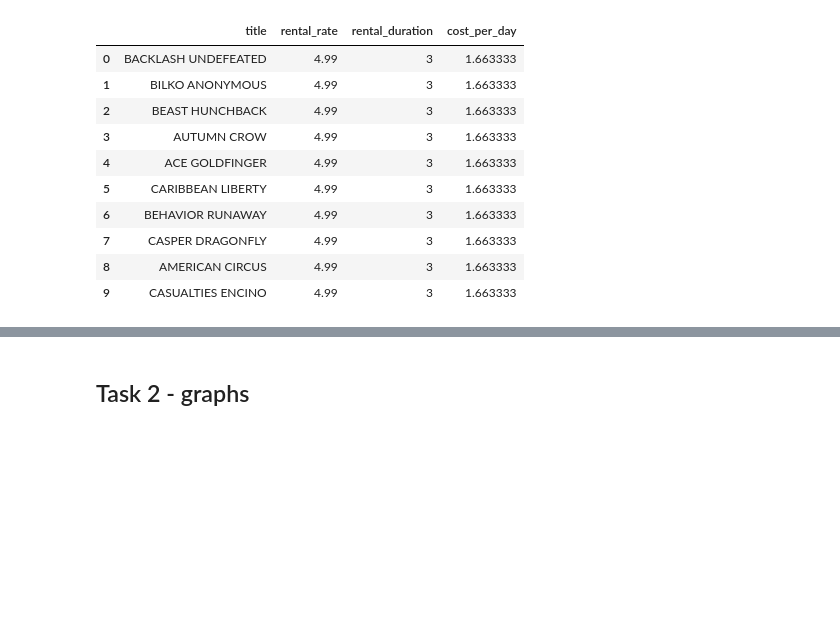
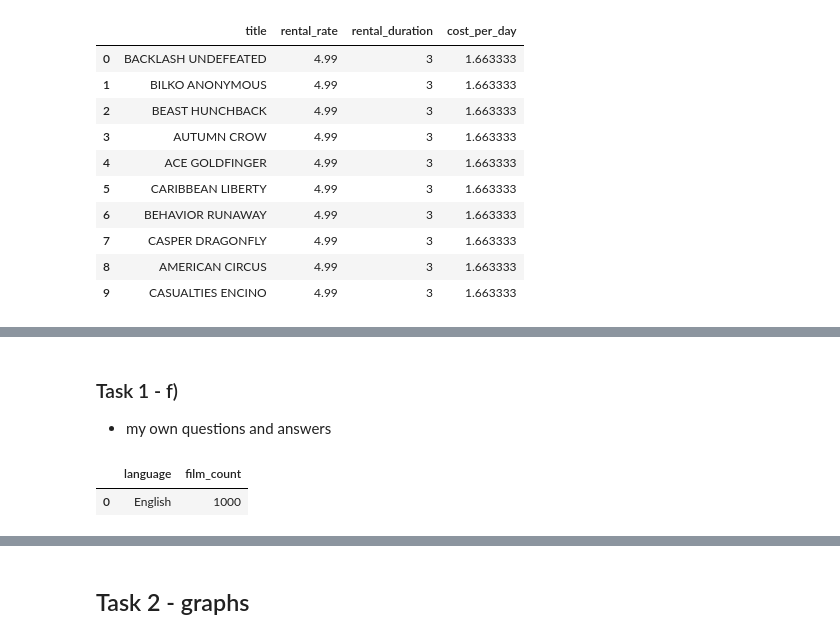
Before and after one commit to Skoga02/SQL_julius_falt_skoglund_de25, a Jupyter notebook: laborations/lab1.1/script.ipynb, the cells around one changed output, grey strips where cells are left out. Cells and saved outputs as stored; diff of their text form; code cells hidden in the pictures; blank space fills up the shorter version.

Commit message:
finished lab 1, task 0-2

```diff
--- a/laborations/lab1.1/test.ipynb
+++ b/laborations/lab1.1/script.ipynb
@@ -199,2 +199,21 @@ duckdb.sql("""
+# %% [markdown]
+### Task 1 - f)
+- my own questions and answers
 # %%
-# f)
+# Which movie language is the most common in the database
+# COUNT: number of films associated with each language
+# if we were to use LEFT JOIN we would get more languages but with 0 in film_count
+# In sakila every film is in english
+
+duckdb.sql("""
+    Select
+        l.name as language,
+        COUNT(f.film_id) AS film_count
+    FROM language l
+    JOIN film f on l.language_id = f.language_id
+    GROUP BY l.language_id, language
+    ORDER BY film_count DESC;
+""").df()
+# %% [output]
+|  | language | film_count |
+| 0 | English | 1000 |
```
Also changed, not shown: parts of 5 cells of this notebook, 17 other files.
